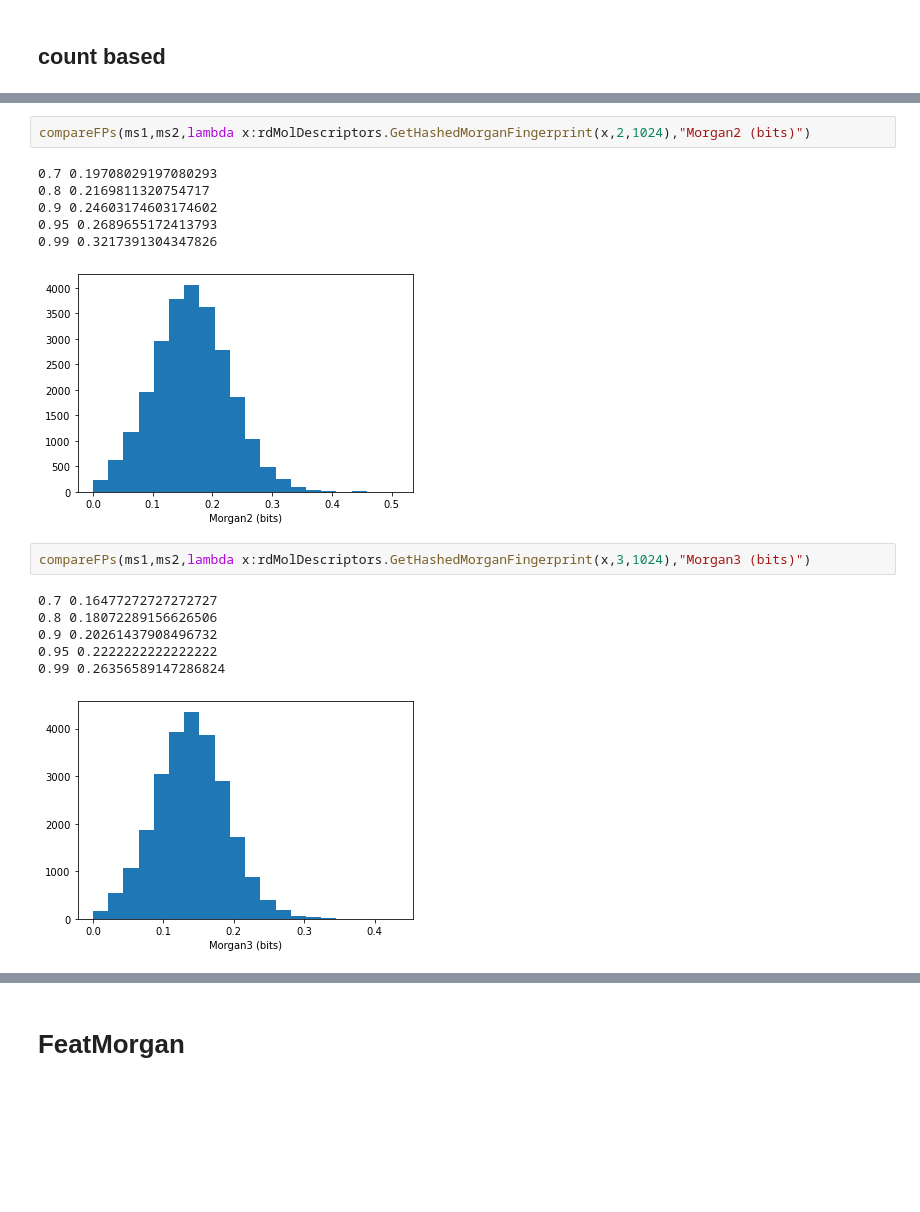
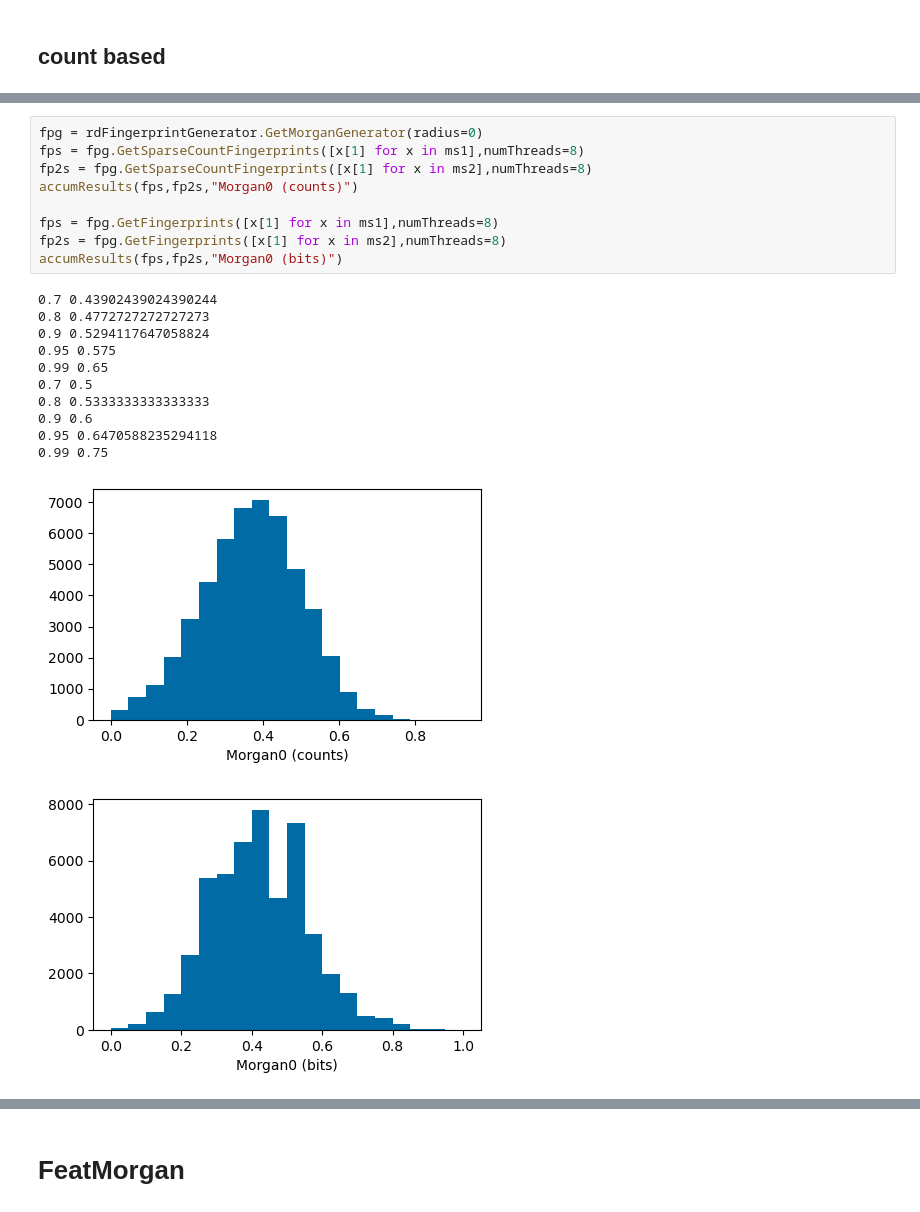
Before and after one commit to greglandrum/rdkit-blog, a Jupyter notebook: posts/2021-05-18-fingerprint-thresholds1.ipynb, the cells around one changed output, grey strips where cells are left out. Saved outputs shown, nothing was run; the diff lists cells and outputs as text; blank space fills up the shorter version.

```diff
--- a/posts/2021-05-18-fingerprint-thresholds1.ipynb
+++ b/posts/2021-05-18-fingerprint-thresholds1.ipynb
@@ -375,18 +334,22 @@ compareFPs(ms1,ms2,lambda x:rdMolDescriptors.GetHashedMorganFingerprint(x,1,1024
-# %%
-compareFPs(ms1,ms2,lambda x:rdMolDescriptors.GetHashedMorganFingerprint(x,2,1024),"Morgan2 (bits)")
-# %% [output]
-0.7 0.19708029197080293
-0.8 0.2169811320754717
-0.9 0.24603174603174602
-0.95 0.2689655172413793
-0.99 0.3217391304347826
-[figure, removed]
-# %%
-compareFPs(ms1,ms2,lambda x:rdMolDescriptors.GetHashedMorganFingerprint(x,3,1024),"Morgan3 (bits)")
-# %% [output]
-0.7 0.16477272727272727
-0.8 0.18072289156626506
-0.9 0.20261437908496732
-0.95 0.2222222222222222
-0.99 0.26356589147286824
-[figure, removed]
+# %%
+fpg = rdFingerprintGenerator.GetMorganGenerator(radius=0)
+fps = fpg.GetSparseCountFingerprints([x[1] for x in ms1],numThreads=8)
+fp2s = fpg.GetSparseCountFingerprints([x[1] for x in ms2],numThreads=8)
+accumResults(fps,fp2s,"Morgan0 (counts)")
+
+fps = fpg.GetFingerprints([x[1] for x in ms1],numThreads=8)
+fp2s = fpg.GetFingerprints([x[1] for x in ms2],numThreads=8)
+accumResults(fps,fp2s,"Morgan0 (bits)")
+# %% [output]
+0.7 0.43902439024390244
+0.8 0.4772727272727273
+0.9 0.5294117647058824
+0.95 0.575
+0.99 0.65
+0.7 0.5
+0.8 0.5333333333333333
+0.9 0.6
+0.95 0.6470588235294118
+0.99 0.75
+[figure, added]
+[figure, added]
```
Also changed, not shown: parts of 60 cells of this notebook, 37 other files.
